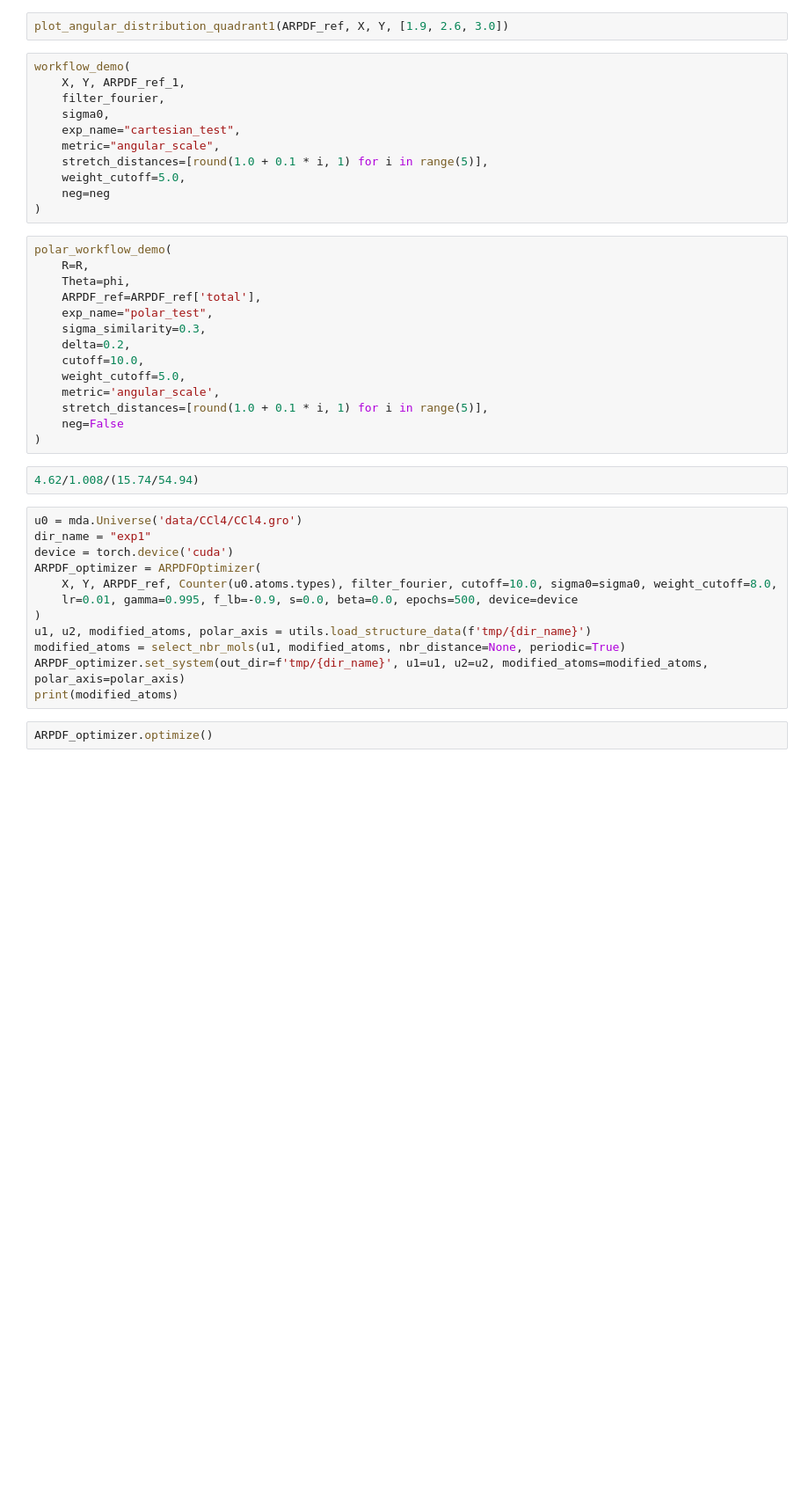
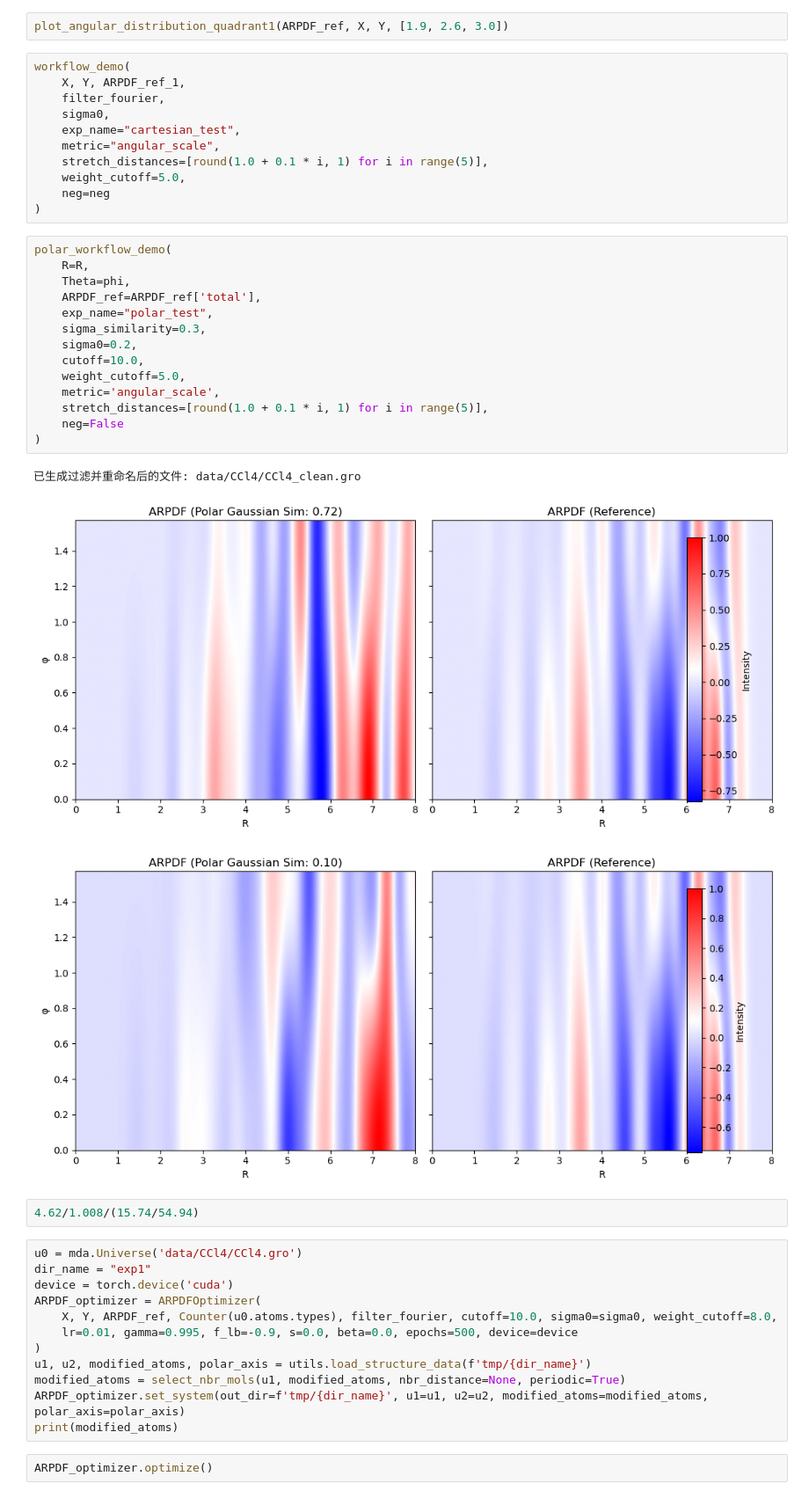
Before and after one commit to tfzx/ARPDF, a Jupyter notebook: experiment.ipynb, the cells around one changed output. Shown: that part at 88% size. Cells and saved outputs as stored; diff of their text form; blank space fills up the shorter version.

```diff
--- a/experiment.ipynb
+++ b/experiment.ipynb
@@ -321,17 +345,21 @@ workflow_demo(
 # %%
 polar_workflow_demo(
     R=R,
     Theta=phi,
     ARPDF_ref=ARPDF_ref['total'],
     exp_name="polar_test",
     sigma_similarity=0.3,
-    delta=0.2,
+    sigma0=0.2,
     cutoff=10.0,
     weight_cutoff=5.0,
     metric='angular_scale',
     stretch_distances=[round(1.0 + 0.1 * i, 1) for i in range(5)],
     neg=False
 )
+# %% [output]
+已生成过滤并重命名后的文件: data/CCl4/CCl4_clean.gro
+[figure, added]
+[figure, added]
 # %%
 4.62/1.008/(15.74/54.94)
 # %%
```
Also changed, not shown: parts of 3 cells of this notebook, 5 other files.
